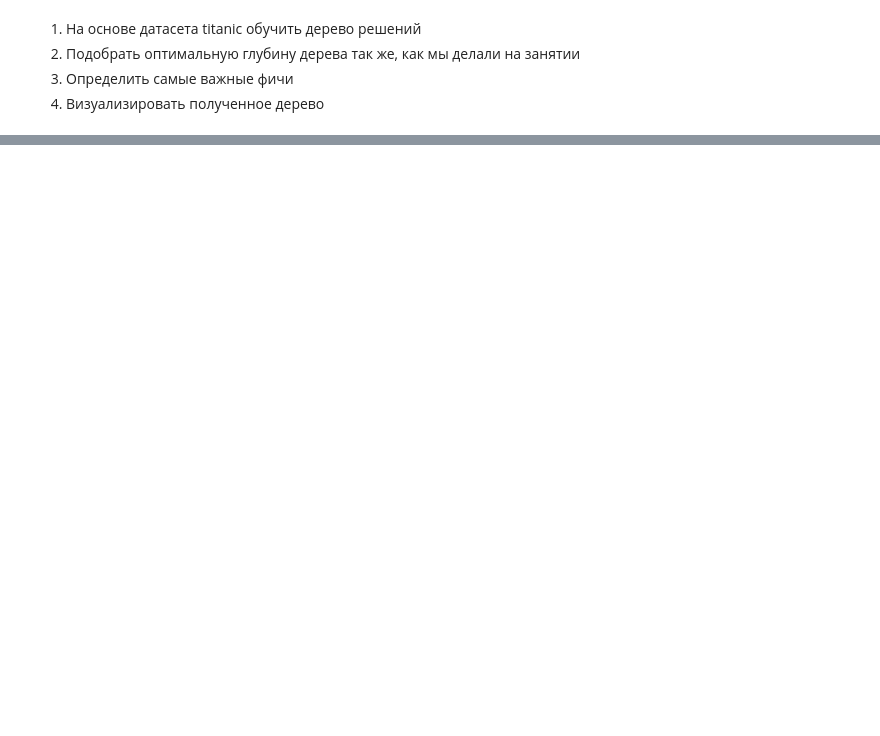
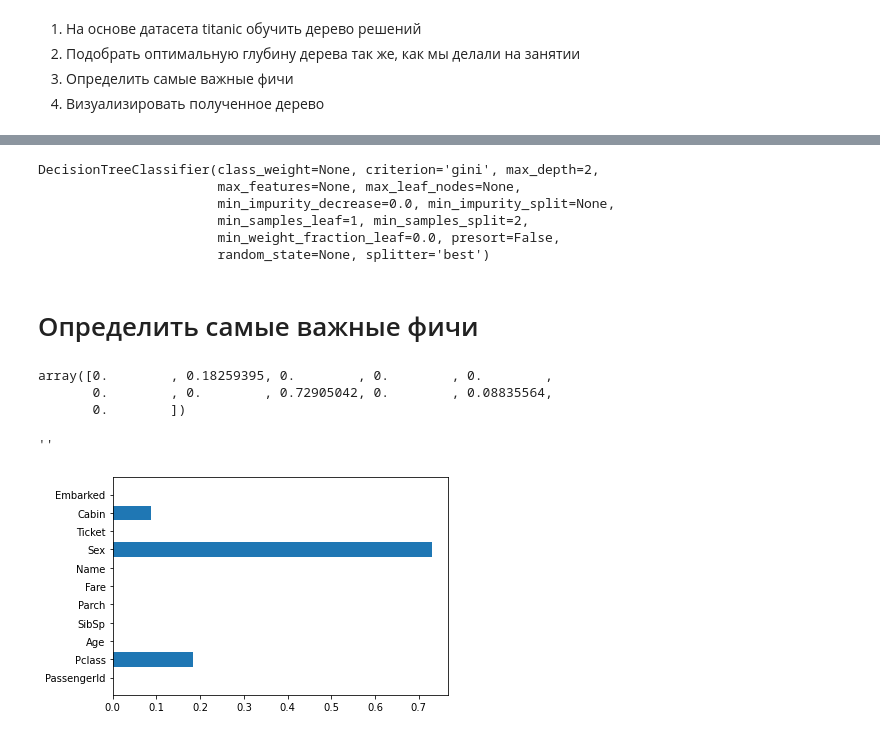
Before and after one commit to HeliosBI/AMLHW2, a Jupyter notebook: HW2.ipynb, the cells around one changed output, grey strips where cells are left out. Cells and saved outputs as stored; diff of their text form; code cells hidden in the pictures; blank space fills up the shorter version.

```diff
--- a/HW2.ipynb
+++ b/HW2.ipynb
@@ -22,0 +215,25 @@ FileNotFoundError: [Errno 2] File test.csv does not exist: 'test.csv'
+# %%
+clf_final = DecisionTreeClassifier(max_depth=2)
+clf_final.fit(X_train, y_train)
+# %% [output]
+DecisionTreeClassifier(class_weight=None, criterion='gini', max_depth=2,
+                       max_features=None, max_leaf_nodes=None,
+                       min_impurity_decrease=0.0, min_impurity_split=None,
+                       min_samples_leaf=1, min_samples_split=2,
+                       min_weight_fraction_leaf=0.0, presort=False,
+                       random_state=None, splitter='best')
+# %% [markdown]
+# Определить самые важные фичи
+# %%
+clf_final.feature_importances_
+# %% [output]
+array([0.        , 0.18259395, 0.        , 0.        , 0.        ,
+       0.        , 0.        , 0.72905042, 0.        , 0.08835564,
+       0.        ])
+# %%
+plt.barh(np.arange(len(clf_final.feature_importances_)), clf_final.feature_importances_)
+plt.yticks(np.arange(len(X_train.columns)),X_train.columns)
+''
+# %% [output]
+''
+[figure, added]
```
Also changed, not shown: parts of 36 cells of this notebook.
